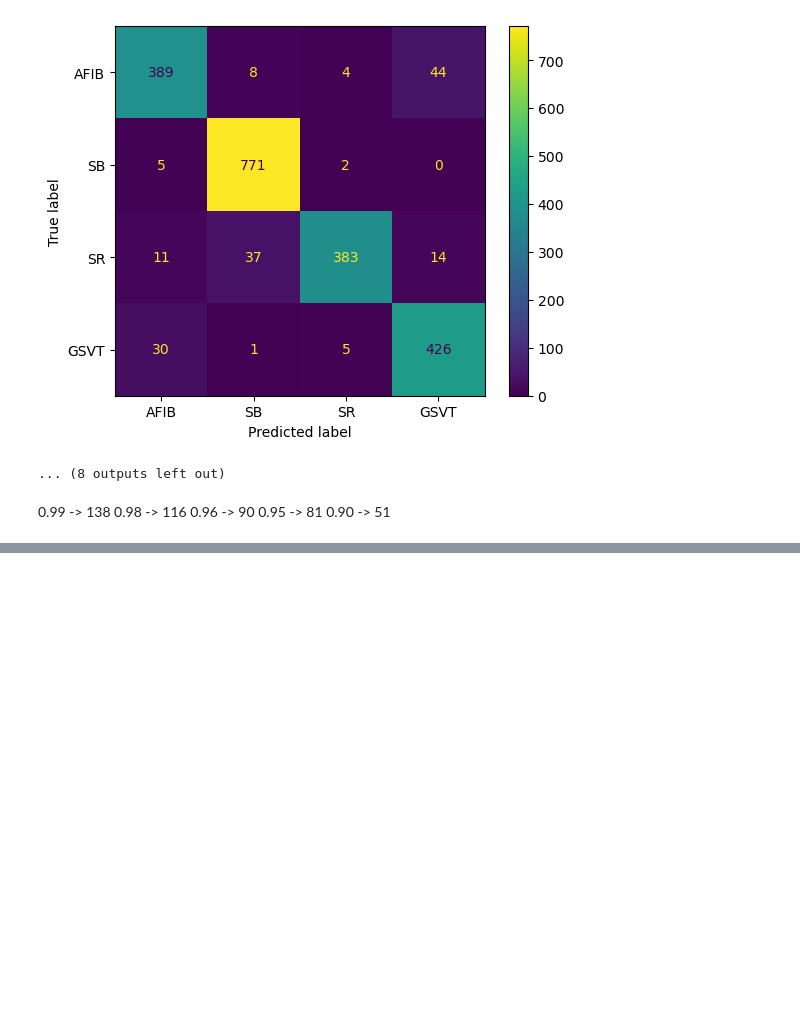
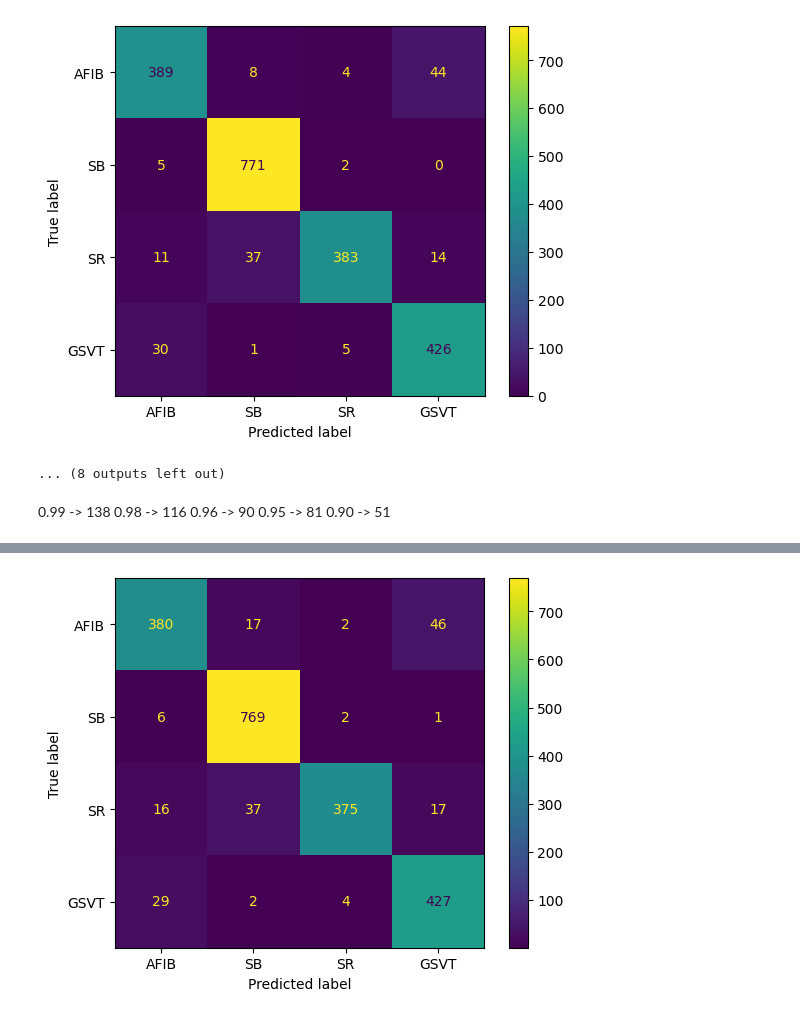
Before and after one commit to PTIT-ChauLH-Papers/Improving-ECG-Based-Arrhythmia-Classification-with-Principal-Component-Analysis-and-Machine-Learning, a Jupyter notebook: RF_time.ipynb, the cells around one changed output, grey strips where cells are left out. Drawn from its saved outputs; the diff is of its cells as text; code cells hidden in the pictures; blank space fills up the shorter version.

```diff
--- a/RF_time.ipynb
+++ b/RF_time.ipynb
@@ -13,19 +13,19 @@ from xgboost import XGBClassifier
 from sklearn.preprocessing import MinMaxScaler
 from sklearn.decomposition import PCA
 # %%
-df_train = pd.read_csv("../data_train_frequency.csv")
+df_train = pd.read_csv("./dataset/data_train_frequency.csv")
 df_train.drop(columns=["Unnamed: 0"],inplace=True)
 # %%
 x_train = df_train.iloc[:,1:].values
 y_train = df_train.iloc[:,0].values
 # %%
-df_test = pd.read_csv("../data_test_frequency.csv")
+df_test = pd.read_csv("./dataset/data_test_frequency.csv")
 df_test.drop(columns=["Unnamed: 0"],inplace=True)
 # %%
 x_test = df_test.iloc[:,1:].values
 y_test = df_test.iloc[:,0].values
 # %%
-var_pca = [i/100 for i in range(90,100)]
+var_pca = [i/100 for i in range(90,101)]
 res_timerun = []
 # %%
 for var in var_pca:
@@ -225,3 +225,84 @@ Fitting 3 folds for each of 27 candidates, totalling 81 fits
 0.96 -> 90
 0.95 -> 81
 0.90 -> 51
+# %%
+scale = MinMaxScaler()
+x_train_sc = scale.fit_transform(x_train)
+
+pca = PCA(n_components=None)
+x_train_pca = pca.fit_transform(x_train_sc)
+d_train = x_train_pca.shape[1]
+
+x_test_sc = scale.transform(x_test)
+x_test_pca = pca.transform(x_test_sc)
+
+import time
+start_time = time.perf_counter()
+
+from sklearn.ensemble import RandomForestClassifier
+from sklearn.model_selection import GridSearchCV
+model = RandomForestClassifier()
+params = {
+    'n_estimators': [40,50,55],
+    'criterion': ['gini', 'entropy', 'log_loss'],
+    'max_depth': [15,20,25],
+    'max_features':['sqrt'],
+}
+grid_search = GridSearchCV(estimator=model, param_grid=params, cv=3, verbose=5, return_train_score=True,refit=True)
+grid_model = grid_search.fit(x_train_pca,y_train)
+
+end_time = time.perf_counter()
+res_etime = end_time - start_time
+res_timerun.append(res_etime)
+
+result_test = grid_model.predict(x_test_pca)
+result_train = grid_model.predict_proba(x_train_pca)
+from sklearn.metrics import confusion_matrix,ConfusionMatrixDisplay,multilabel_confusion_matrix,f1_score,precision_score,accuracy_score,recall_score,precision_recall_fscore_support
+def evaluation_test(y,y_pred, time):
+    cm = confusion_matrix(y,y_pred)
+    disp = ConfusionMatrixDisplay(cm,display_labels=['AFIB','SB','SR','GSVT'])
+    disp.plot()
+    plt.show()
+    n_classes = len(cm)
+    class_counts = np.sum(cm, axis=1)
+    result = []
+    specificities = []
+    weights = class_counts / np.sum(class_counts)
+    for c in range(n_classes):
+        tp = cm[c,c]
+        fp = sum(cm[:,c]) - cm[c,c]
+        fn = sum(cm[c,:]) - cm[c,c]
+        tn = sum(np.delete(sum(cm)-cm[c,:],c))
+        acc = (tp+tn) / (tp+fn+tn+fp)
+        recall = tp/(tp+fn)
+        precision = tp/(tp+fp)
+        specificity = tn/(tn+fp)
+        specificities.append(specificity)
+        f1_score = 2*((precision*recall)/(precision+recall))
+        if c+1 == 1:
+            Rhythm = 'AFIB'
+        elif c+1 == 2:
+            Rhythm = 'SB'
+        elif c+1 == 3:
+            Rhythm = 'SR'
+        else:
+            Rhythm = 'GSVT'
+        result.append([Rhythm,acc,recall,precision,f1_score,specificity])
+    p_macro,r_macro,f_macro,support_macro = precision_recall_fscore_support(y,y_pred,average='macro')
+    p_micro,r_micro,f_micro,support_micro = precision_recall_fscore_support(y,y_pred,average='micro')
+    p_weighted,r_weighted,f_weighted,support_weighted = precision_recall_fscore_support(y,y_pred,average='weighted')
+
+    s_marco = np.mean(specificities)
+    tn_total = np.sum([np.sum(np.delete(np.delete(cm, i, axis=0), i, axis=1)) for i in range(n_classes)])
+    fp_total = np.sum([np.sum(cm[:, i]) - cm[i, i] for i in range(n_classes)])
+    s_mirco = tn_total / (tn_total + fp_total)
+    s_weighted = np.sum(weights * specificities)
+
+    result.append(['macro avg',None,f_macro,p_macro,r_macro,s_marco])
+    result.append(['micro avg',None,f_micro,p_micro,r_micro,s_mirco])
+    result.append(['weighted avg',None,f_weighted,p_weighted,r_weighted,s_weighted, d_train, time])
+    return result
+evaluation_test = evaluation_test(y_test, result_test, res_etime)
+df_evaluation_test = pd.DataFrame(data=evaluation_test,columns=["Rhythm Group","ACC","F1-score","Precision","Recall","specificity","Feature", "Time"])
+df_evaluation_test.to_csv(f"./Result/RF_0_100.csv")
+# %% [output]
@@ -227,0 +326 @@ Fitting 3 folds for each of 27 candidates, totalling 81 fits
+[figure, added]
```
Also changed, not shown: parts of 1 cell of this notebook, 25 other files.
